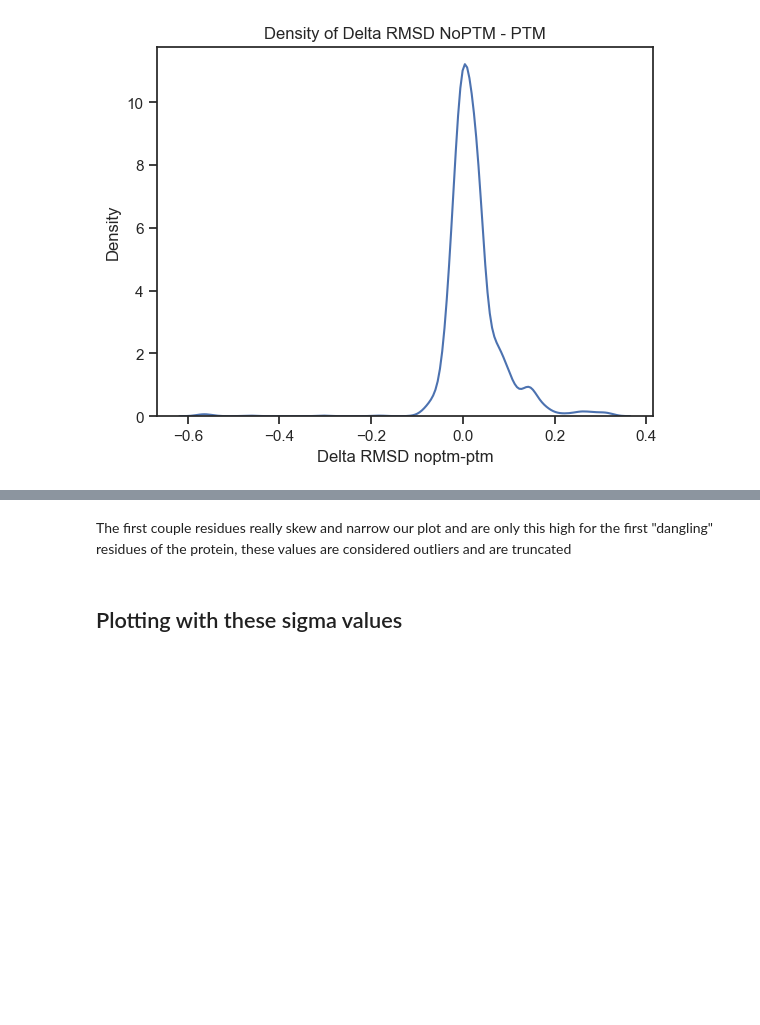
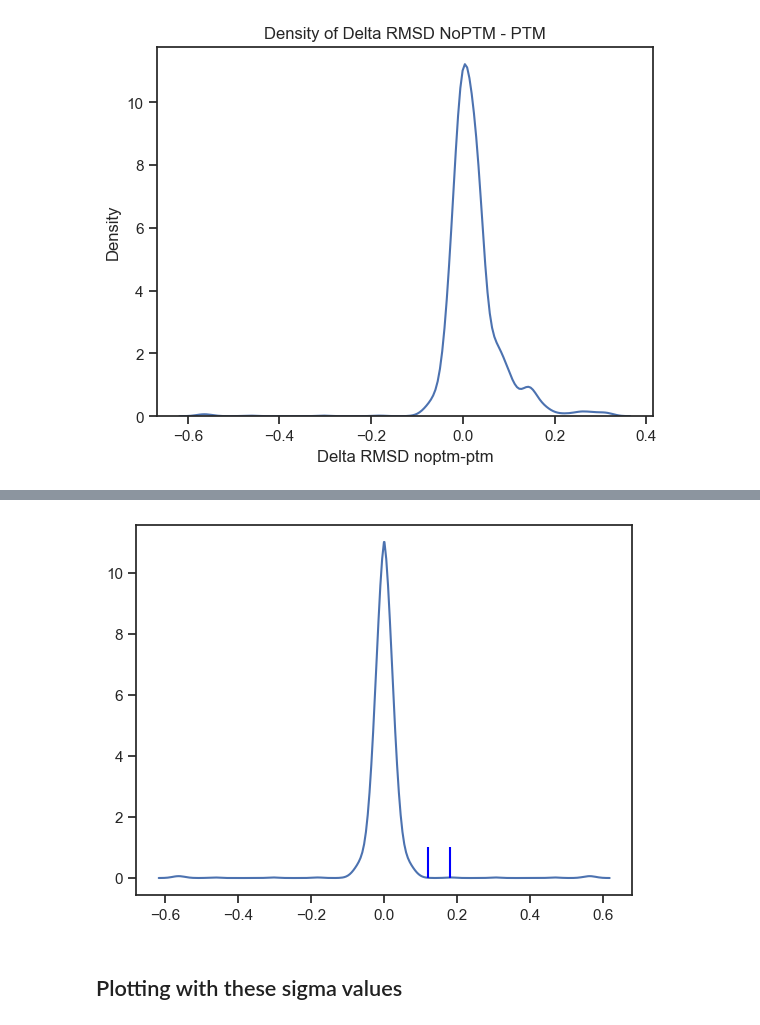
Before and after one commit to LaCava-Lab/AF_Allostery_Analysis, a Jupyter notebook: Methods_notebooks/2.Sliding_window.ipynb, the cells around one changed output, grey strips where cells are left out. Saved outputs shown, nothing was run; the diff lists cells and outputs as text; code cells hidden in the pictures; blank space fills up the shorter version.

```diff
--- a/Methods_notebooks/2.Sliding_window.ipynb
+++ b/Methods_notebooks/2.Sliding_window.ipynb
@@ -254,5 +226,24 @@ plt.show()
-# %% [markdown]
-The first couple residues really skew and narrow our plot and are only this high for the first "dangling" residues of the protein, these values are considered outliers and are truncated
+# %%
+data = array(y2)-array(y1)
+x,y = sns.kdeplot(data).lines[0].get_data()
+plt.close()
+
+densplot = [(i[0],i[1]) for i in zip(x,y)]
+sym_neg = array([i for i in densplot if i[0]<0] + [(-1*i[0],i[1]) for i in densplot[::-1] if i[0]<0])
+x_vals = sym_neg[:, 0]
+y_vals = sym_neg[:, 1]
+# Normalize the y values to ensure the total area is 1
+y_normalized = y_vals / np.trapz(y_vals, x_vals)
+mean = 0
+variance = np.sum((x_vals - mean)**2 * y_normalized) / np.sum(y_normalized)
+sig = np.sqrt(variance)
+# show plots if true
+
+plt.plot(x_vals,y_vals)
+plt.vlines([2*sig,3*sig],0,1,color="blue")
+plt.show()
+# %% [output]
+[figure, added]
 # %% [markdown]
 ## Plotting with these sigma values
 # %%
```
Also changed, not shown: parts of 9 cells of this notebook, 25 other files.
